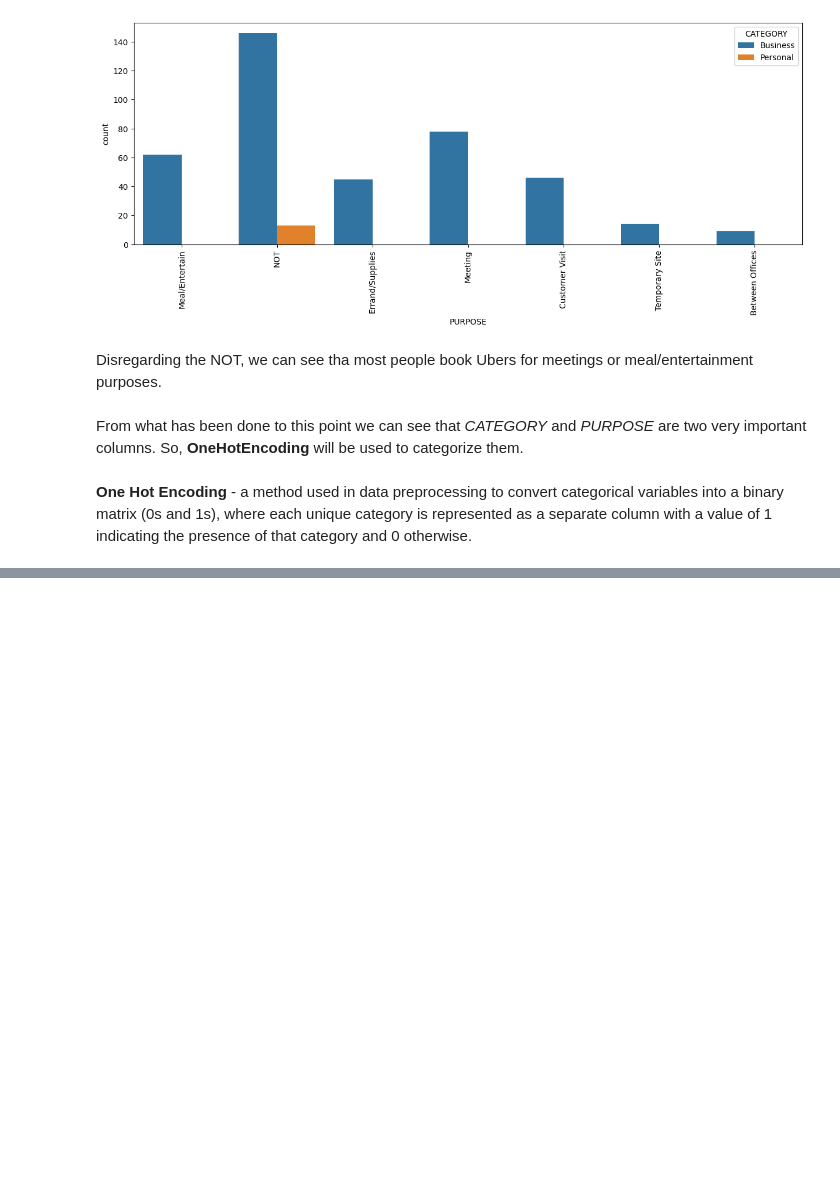
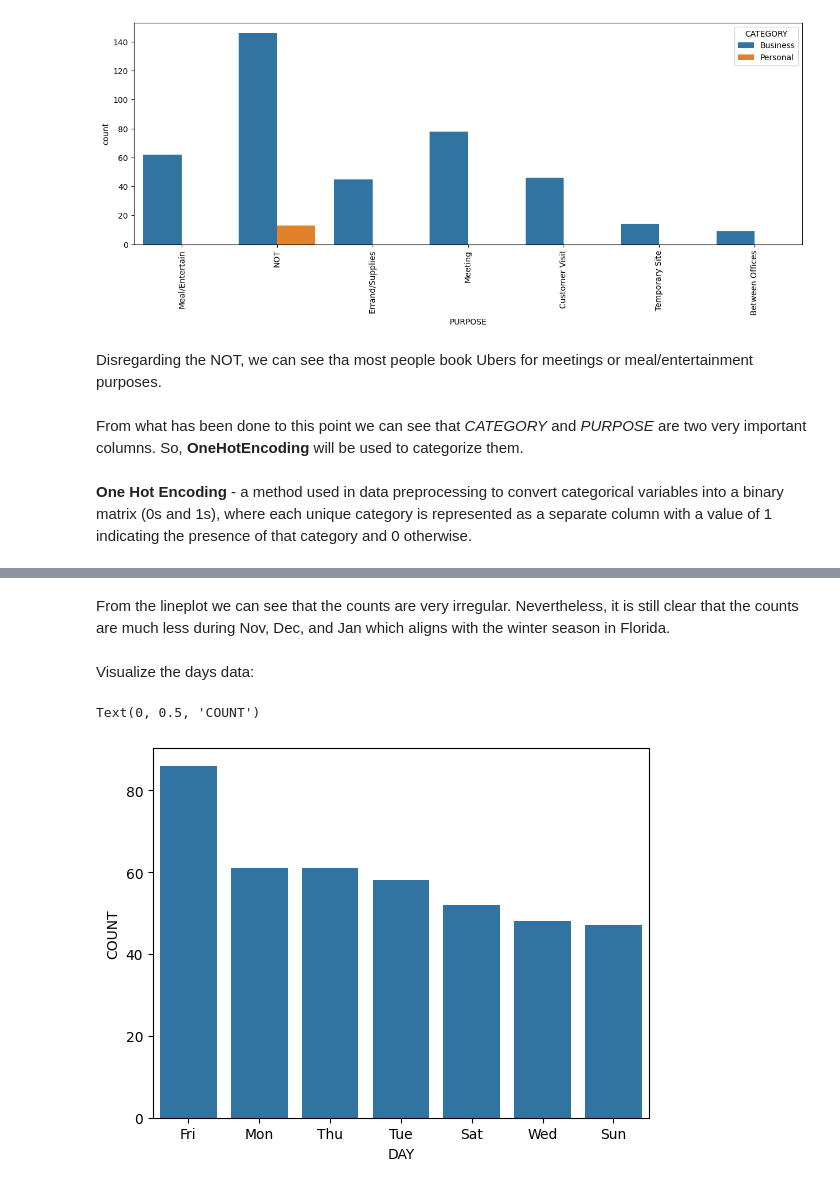
Before and after one commit to Jorwin-dev/data-analysis, a Jupyter notebook: Uber-Rides/main.ipynb, the cells around one changed output, grey strips where cells are left out. Saved outputs shown, nothing was run; the diff lists cells and outputs as text; code cells hidden in the pictures; blank space fills up the shorter version.

```diff
--- a/Uber-Rides/main.ipynb
+++ b/Uber-Rides/main.ipynb
@@ -190,0 +224,16 @@ Index(['START_DATE', 'END_DATE', 'START', 'STOP', 'MILES', 'date', 'time',
+# %% [markdown]
+From the lineplot we can see that the counts are very irregular. Nevertheless, it is still clear that the counts are much less during Nov, Dec, and Jan which aligns with the winter season in Florida.
+# %% [markdown]
+Visualize the days data:
+# %%
+dataset['DAY'] = dataset.START_DATE.dt.weekday
+day_label = {0: 'Mon', 1: 'Tue', 2: 'Wed', 3: 'Thu', 4: 'Fri', 5: 'Sat', 6: 'Sun'}
+dataset['DAY'] = dataset['DAY'].map(day_label)
+
+day_label = dataset.DAY.value_counts()
+sns.barplot(x=day_label.index, y=day_label)
+plt.xlabel('DAY')
+plt.ylabel('COUNT')
+# %% [output]
+Text(0, 0.5, 'COUNT')
+[figure, added]
```
Also changed, not shown: parts of 14 cells of this notebook, 1 other file.
